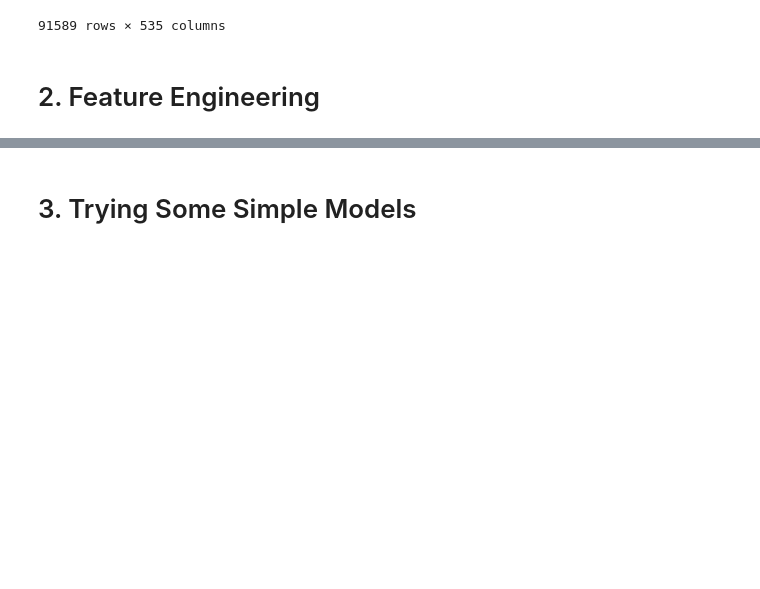
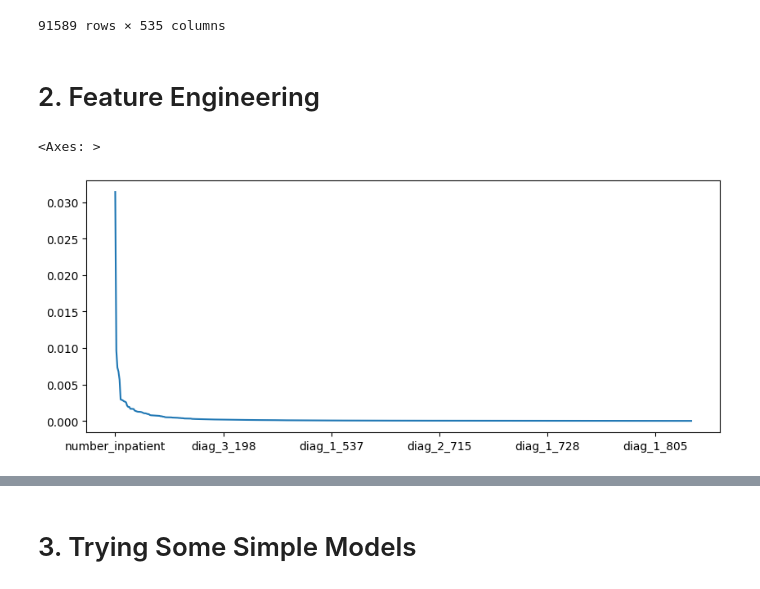
Before and after one commit to levon-d/BENG0095_Coursework, a Jupyter notebook: notebooks/main.ipynb, the cells around one changed output, grey strips where cells are left out. Cells and saved outputs as stored; diff of their text form; code cells hidden in the pictures; blank space fills up the shorter version.

Commit message:
mutual information scores

```diff
--- a/notebooks/main.ipynb
+++ b/notebooks/main.ipynb
@@ -348,3 +348,18 @@ train_df
 91589 rows × 535 columns
 # %% [markdown]
 # 2. Feature Engineering
+# %%
+## Trying out correlation of features and target
+from sklearn.feature_selection import mutual_info_classif
+from sklearn.preprocessing import LabelEncoder, StandardScaler
+
+X = train_df.drop(columns=["readmitted"]) #all the input features (everything but the target which is readmitted column)
+y = LabelEncoder().fit_transform(train_df["readmitted"]) #the target mapped into integers (no = 0, >30 = 1, <30 = 2)
+mi = mutual_info_classif(X, y, discrete_features=True)
+mi_scores = pd.Series(mi, index=X.columns).sort_values(ascending=False)
+# %%
+mi_scores
+mi_scores.plot(kind="line", figsize=(10,4))
+# %% [output]
+<Axes: >
+[figure, added]
```
Also changed, not shown: parts of 3 cells of this notebook.
